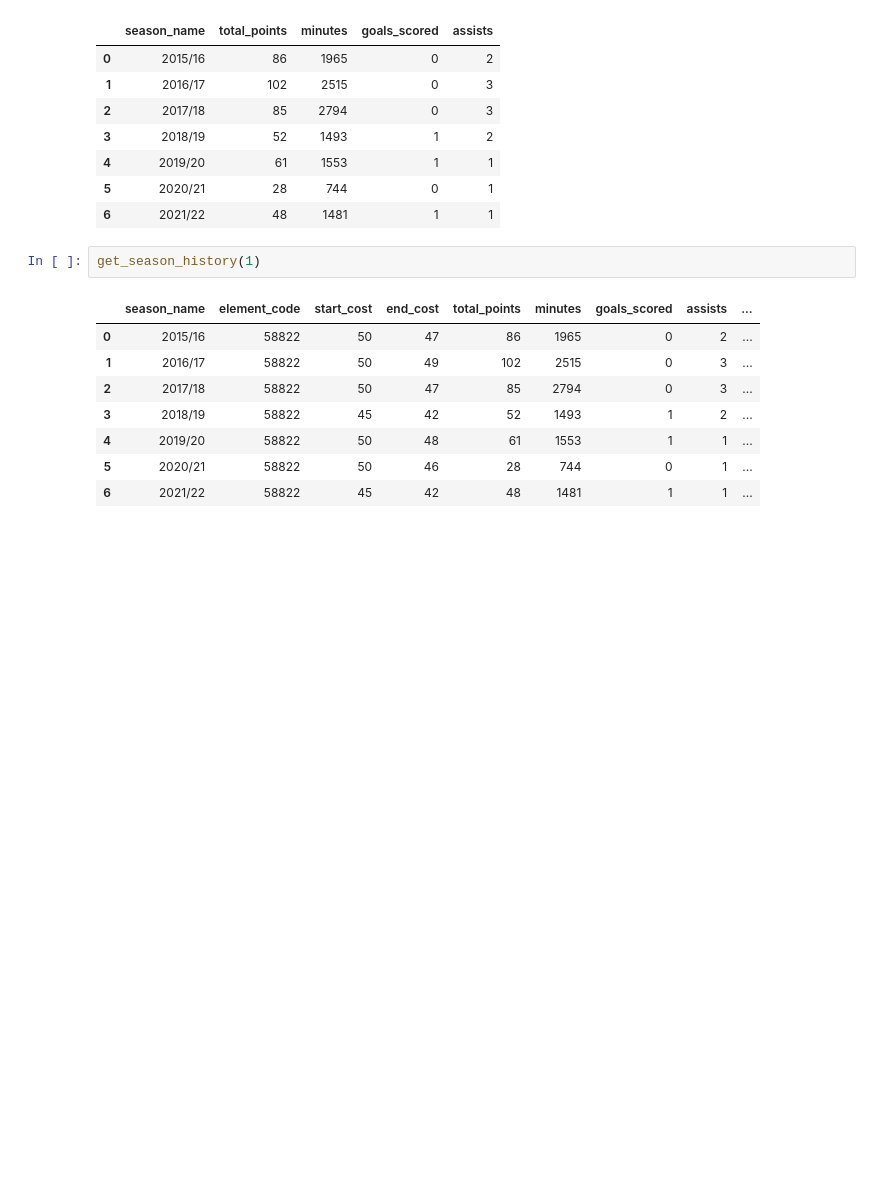
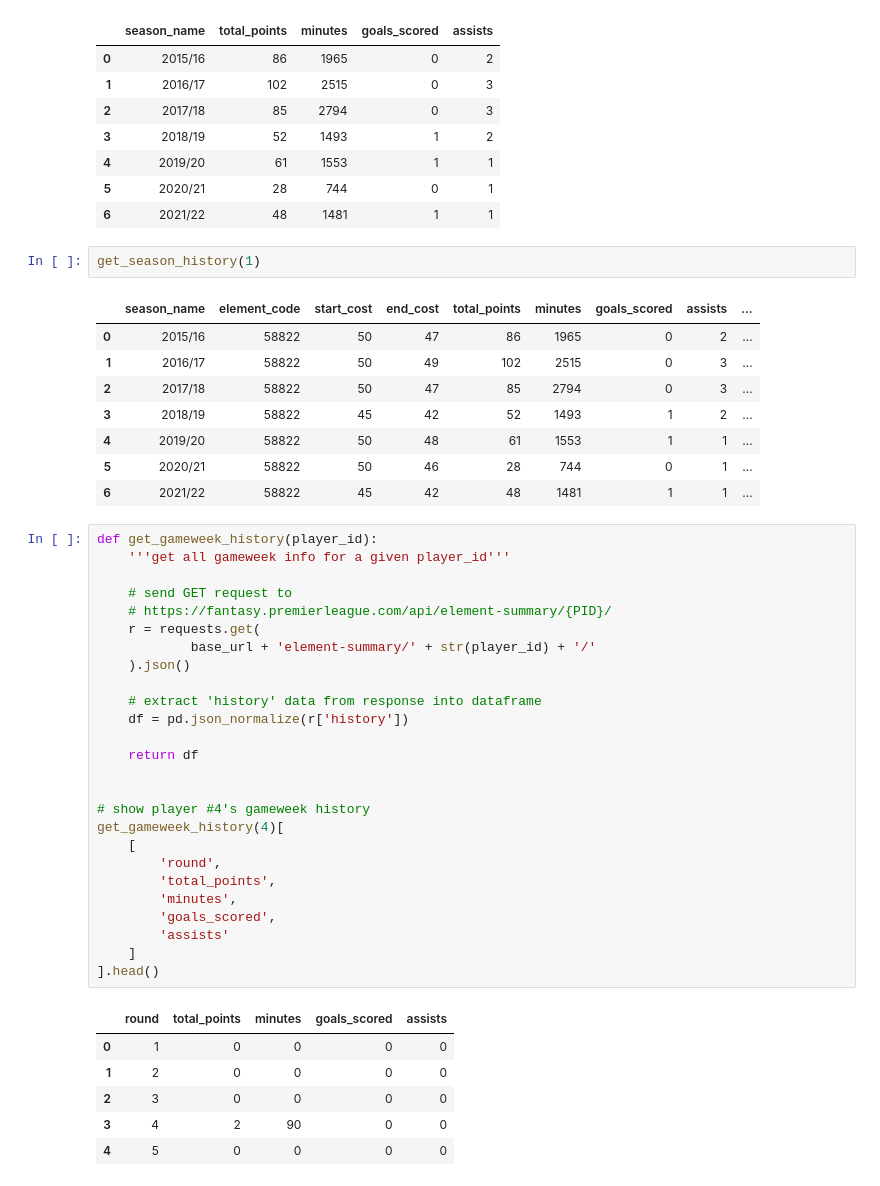
Before and after one commit to MokuaEnock/English-Premier-League-data-Analysed, a Jupyter notebook: fantasy.ipynb, the cells around one changed output. Saved outputs shown, nothing was run; the diff lists cells and outputs as text; blank space fills up the shorter version.

Commit message:
get all data

```diff
--- a/fantasy.ipynb
+++ b/fantasy.ipynb
@@ -212,3 +230,36 @@ get_season_history(1)
 | 4 | 2019/20 | 58822 | 50 | 48 | 61 | 1553 | 1 | 1 | ... |
 | 5 | 2020/21 | 58822 | 50 | 46 | 28 | 744 | 0 | 1 | ... |
 | 6 | 2021/22 | 58822 | 45 | 42 | 48 | 1481 | 1 | 1 | ... |
+# %%
+def get_gameweek_history(player_id):
+    '''get all gameweek info for a given player_id'''
+
+    # send GET request to
+    # https://fantasy.premierleague.com/api/element-summary/{PID}/
+    r = requests.get(
+            base_url + 'element-summary/' + str(player_id) + '/'
+    ).json()
+
+    # extract 'history' data from response into dataframe
+    df = pd.json_normalize(r['history'])
+
+    return df
+
+
+# show player #4's gameweek history
+get_gameweek_history(4)[
+    [
+        'round',
+        'total_points',
+        'minutes',
+        'goals_scored',
+        'assists'
+    ]
+].head()
+# %% [output]
+|  | round | total_points | minutes | goals_scored | assists |
+| 0 | 1 | 0 | 0 | 0 | 0 |
+| 1 | 2 | 0 | 0 | 0 | 0 |
+| 2 | 3 | 0 | 0 | 0 | 0 |
+| 3 | 4 | 2 | 90 | 0 | 0 |
+| 4 | 5 | 0 | 0 | 0 | 0 |
```
Also changed, not shown: parts of 7 cells of this notebook.
